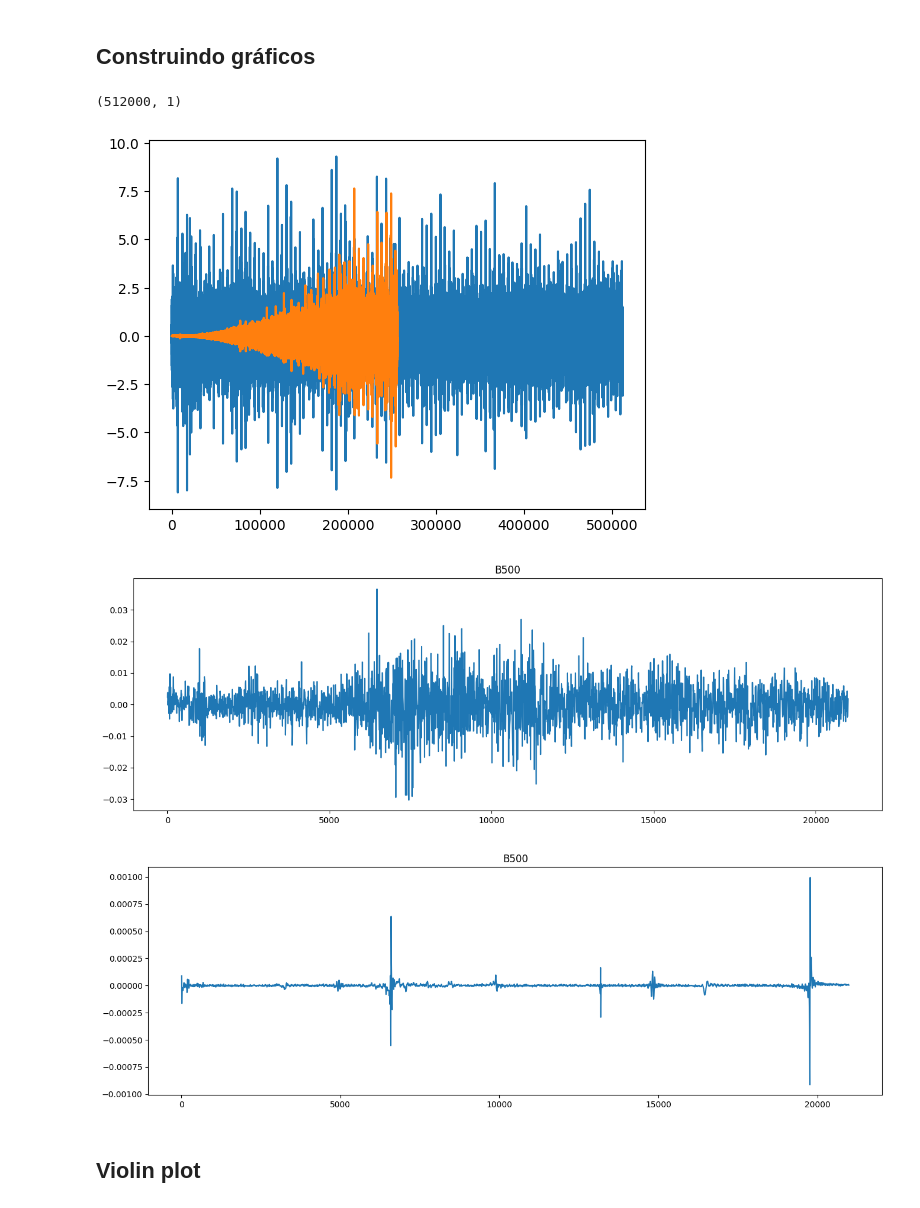
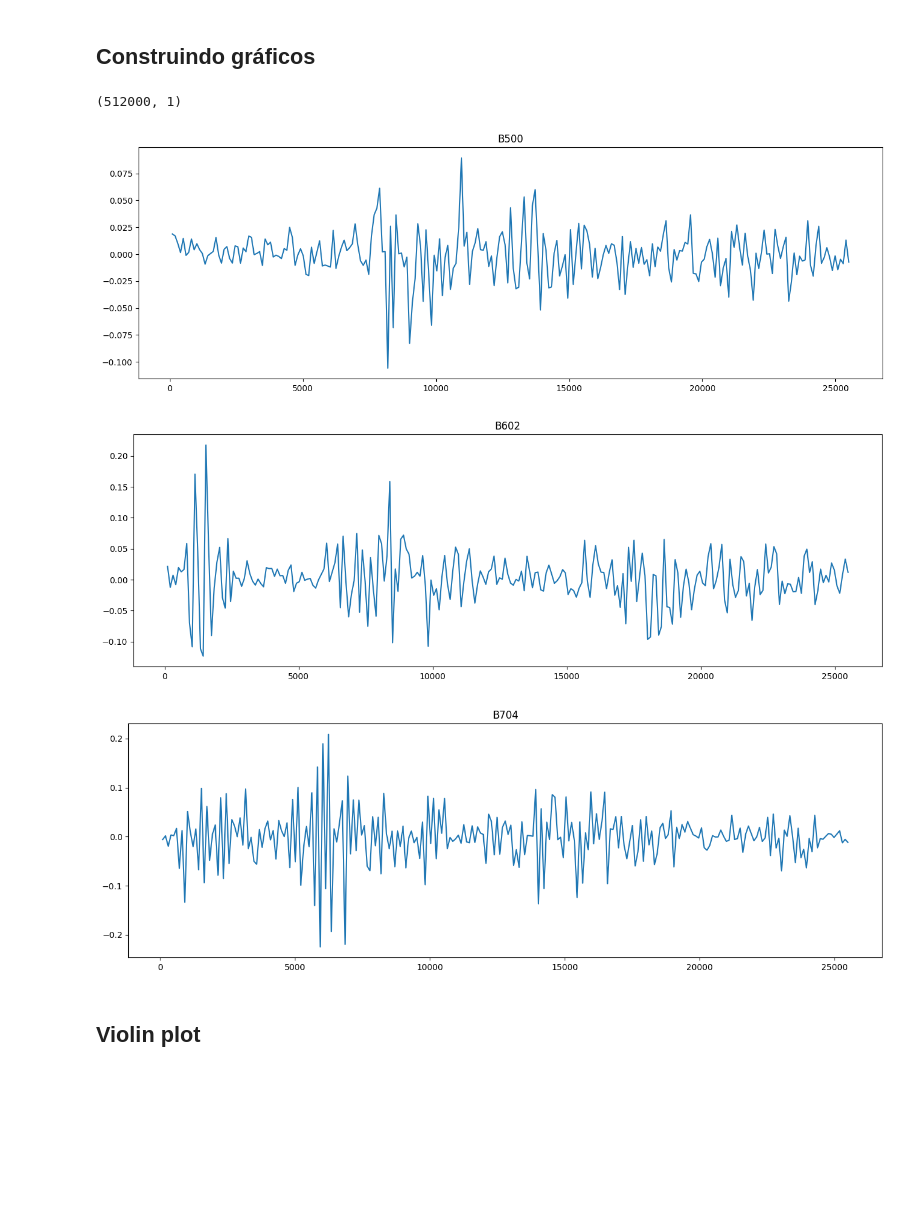
Before and after one commit to fboldt/bearing-fault-diagnosis, a Jupyter notebook: notebook_hust.ipynb, the cells around one changed output. Drawn from its saved outputs; the diff is of its cells as text; code cells hidden in the pictures; blank space fills up the shorter version.

```diff
--- a/notebook_hust.ipynb
+++ b/notebook_hust.ipynb
@@ -70,7 +70,7 @@ def fft(data, sample_rate, sample_size):
     transf = np.fft.fft(data)
     return f, transf
 # %%
-def plot_fft(label, key, sample_size=8000, fs=42000):
+def plot_fft(label, key, sample_size=8000, fs=51_200):
     T=1/fs
     matlab_file = scipy.io.loadmat(os.path.join(cwd, files_path[label+'.mat']))
     data = matlab_file[key].reshape(1, -1)[0][:sample_size]
@@ -119,17 +163,21 @@ Etiquetas dos arquivos SEM ru e ru_raw: ['OB400']
 # %%
 matlab_file = scipy.io.loadmat(os.path.join(cwd, files_path['B500.mat']))
+
+
 data = matlab_file['data']
-ru = matlab_file['ru']
+# ru = matlab_file['ru']
 print(data.shape)
-plt.plot(data)
-plt.plot(ru)
-plot_fft(label='B500', key='data', sample_size=5000)
-plot_fft(label='B500', key='ru', sample_size=5000)
+# plt.plot(data)
+# plt.plot(ru)
+plot_fft(label='B500', key='data', sample_size=500)
+plot_fft(label='B602', key='data', sample_size=500)
+plot_fft(label='B704', key='data', sample_size=500)
+# plot_fft(label='B500', key='ru', sample_size=5000)
 # %% [output]
 (512000, 1)
-[figure, old version]
+[figure, new version]
-[figure, old version]
+[figure, new version]
-[figure, old version]
+[figure, new version]
 # %% [markdown]
 ## Violin plot
 # %%
```
Also changed, not shown: parts of 2 cells of this notebook.
